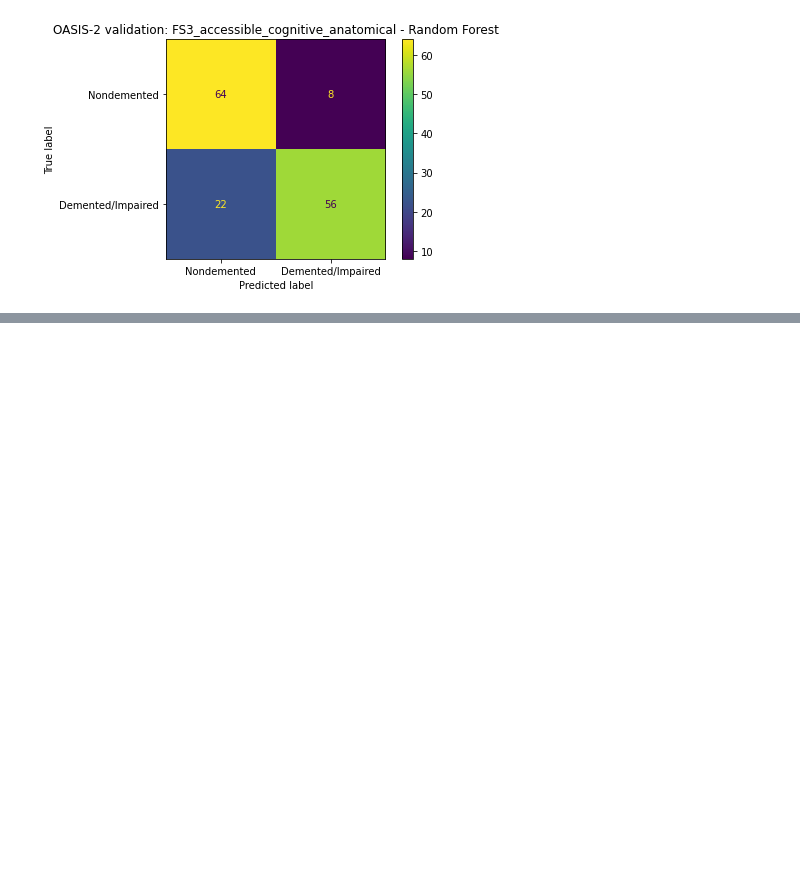
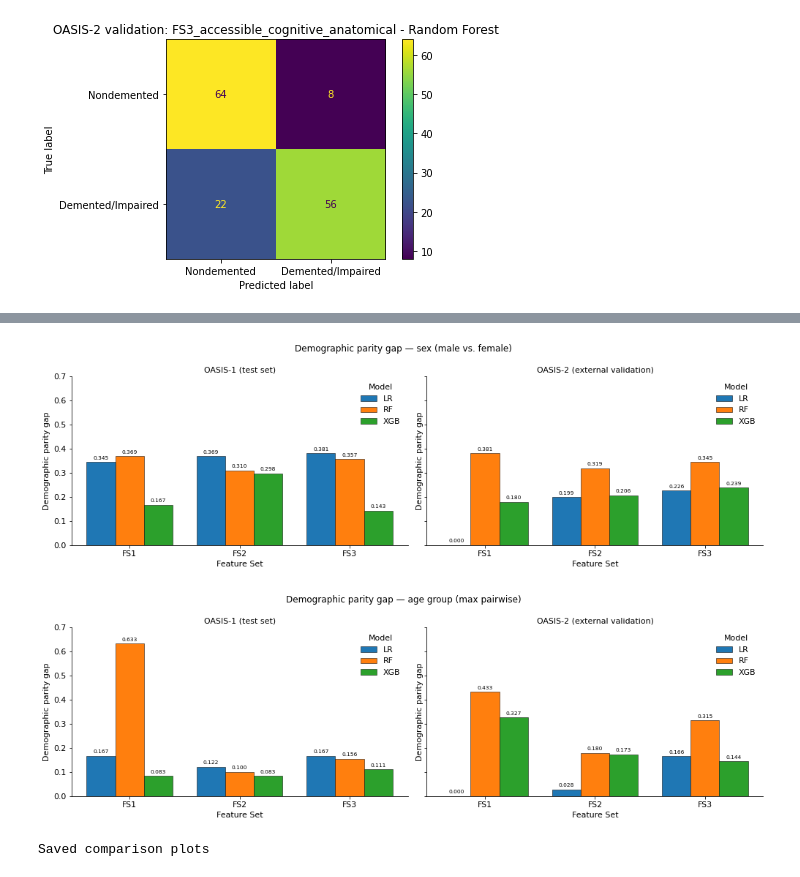
Before and after one commit to Merle16/Thesis-DS, a Jupyter notebook: notebooks/Pipeline.ipynb, the cells around one changed output, grey strips where cells are left out. Cells and saved outputs as stored; diff of their text form; code cells hidden in the pictures; blank space fills up the shorter version.

```diff
--- a/notebooks/Pipeline.ipynb
+++ b/notebooks/Pipeline.ipynb
@@ -1123,0 +1126,10 @@ for feature_set_name, model_name in BEST_MODELS.items():
+# %%
+oasis2_holdout = oasis2_holdout.copy()
+oasis2_holdout['age_group'] = pd.cut(
+    oasis2_holdout['age'],
+    bins=[59, 69, 79, 120],
+    labels=['60-69', '70-79', '80+']
+)
+
+print(oasis2_holdout['age_group'].value_counts())
+print(oasis2_holdout['sex'].value_counts())
@@ -1123,0 +1240,62 @@ for feature_set_name, model_name in BEST_MODELS.items():
+# %%
+import matplotlib.pyplot as plt
+import numpy as np
+
+fs_map = {
+    'FS1_accessible': 'FS1',
+    'FS2_accessible_cognitive': 'FS2',
+    'FS3_accessible_cognitive_anatomical': 'FS3',
+}
+model_order = ['Logistic Regression', 'Random Forest', 'XGBoost']
+model_labels = {'Logistic Regression': 'LR', 'Random Forest': 'RF', 'XGBoost': 'XGB'}
+model_colors = {'Logistic Regression': 'C0', 'Random Forest': 'C1', 'XGBoost': 'C2'}
+fs_order = ['FS1', 'FS2', 'FS3']
+
+def plot_gap_comparison(group_variable, title_metric, fname):
+    oasis1 = fairness_gap_df.copy()
+    oasis2 = oasis2_fairness_gap_df.copy()
+    oasis1['fs'] = oasis1['feature_set'].map(fs_map)
+    oasis2['fs'] = oasis2['feature_set'].map(fs_map)
+
+    fig, axes = plt.subplots(1, 2, figsize=(14, 4.5), sharey=True)
+    for ax, df, label in zip(axes,
+                              [oasis1, oasis2],
+                              ['OASIS-1 (test set)', 'OASIS-2 (external validation)']):
+        sub = df[df['group_variable'] == group_variable]
+        x = np.arange(len(fs_order))
+        w = 0.26
+        for i, m in enumerate(model_order):
+            vals = []
+            for fs in fs_order:
+                row = sub[(sub['fs'] == fs) & (sub['model'] == m)]
+                vals.append(row['positive_prediction_rate_gap'].values[0] if len(row) else 0)
+            bars = ax.bar(x + (i - 1) * w, vals, w,
+                          label=model_labels[m], color=model_colors[m],
+                          edgecolor='black', linewidth=0.5)
+            for b in bars:
+                ax.text(b.get_x() + b.get_width()/2, b.get_height() + 0.008,
+                        f'{b.get_height():.3f}', ha='center', va='bottom', fontsize=7.5)
+        ax.set_xticks(x)
+        ax.set_xticklabels(fs_order)
+        ax.set_xlabel('Feature Set')
+        ax.set_ylabel('Demographic parity gap')
+        ax.set_ylim(0, 0.7)
+        ax.set_title(label, fontsize=11)
+        ax.legend(frameon=False, title='Model')
+        ax.spines['top'].set_visible(False)
+        ax.spines['right'].set_visible(False)
+
+    fig.suptitle(f'Demographic parity gap — {title_metric}', fontsize=12)
+    fig.tight_layout()
+    fig.savefig(f'{fname}.pdf', bbox_inches='tight')
+    fig.savefig(f'{fname}.png', dpi=300, bbox_inches='tight')
+    plt.show()
+
+plt.rcParams.update({'font.size': 11})
+plot_gap_comparison('sex', 'sex (male vs. female)', 'fairness_comparison_sex_gap')
+plot_gap_comparison('age_group', 'age group (max pairwise)', 'fairness_comparison_age_gap')
+print('Saved comparison plots')
+# %% [output]
+[figure, added]
+[figure, added]
+Saved comparison plots
```
Also changed, not shown: parts of 10 cells of this notebook, 13 other files.
